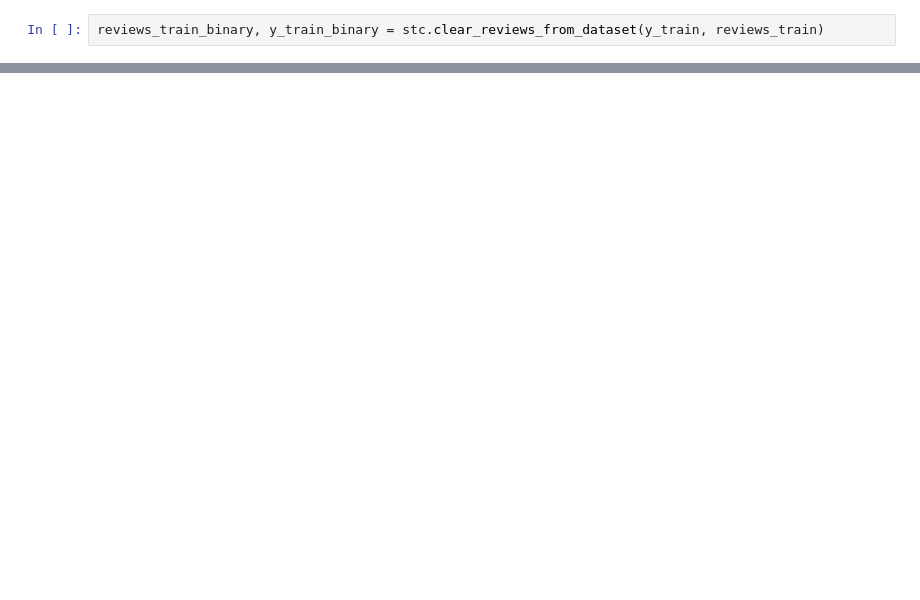
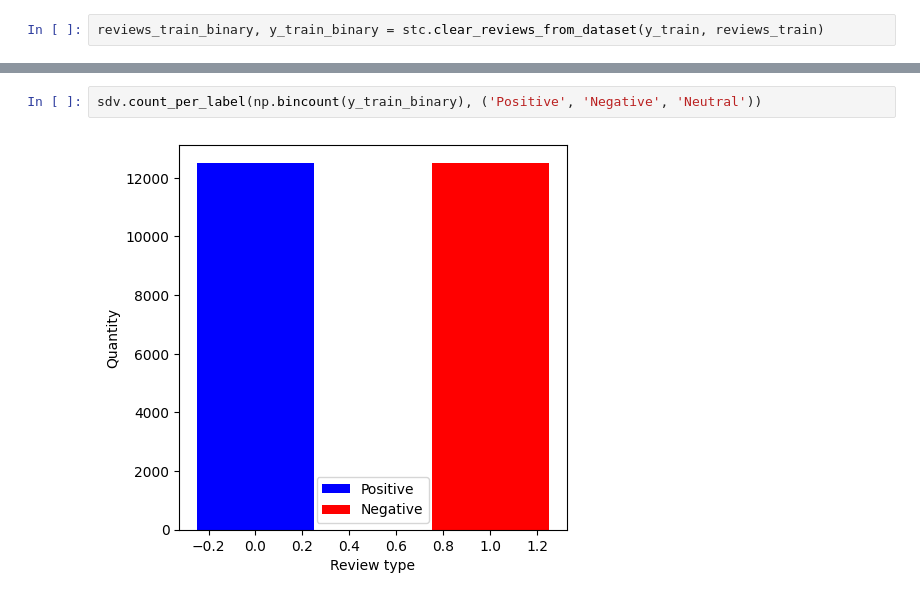
Before and after one commit to KonradKaczmarek79/sentiment_analysis_on_movie_reviews, a Jupyter notebook: Sentiment_analysis_on_movie_reviews_main.ipynb, the cells around one changed output, grey strips where cells are left out. Drawn from its saved outputs; the diff is of its cells as text; blank space fills up the shorter version.

Commit message:
Add new module with visualization support functions, including first function

```diff
--- a/Sentiment_analysis_on_movie_reviews_main.ipynb
+++ b/Sentiment_analysis_on_movie_reviews_main.ipynb
@@ -84,0 +88,4 @@ Numeric values of labels: (array([0, 1]), array([12500, 12500], dtype=int64))
+# %%
+sdv.count_per_label(np.bincount(y_train_binary), ('Positive', 'Negative', 'Neutral'))
+# %% [output]
+[figure, added]
```
Also changed, not shown: parts of 5 cells of this notebook, 5 other files.
